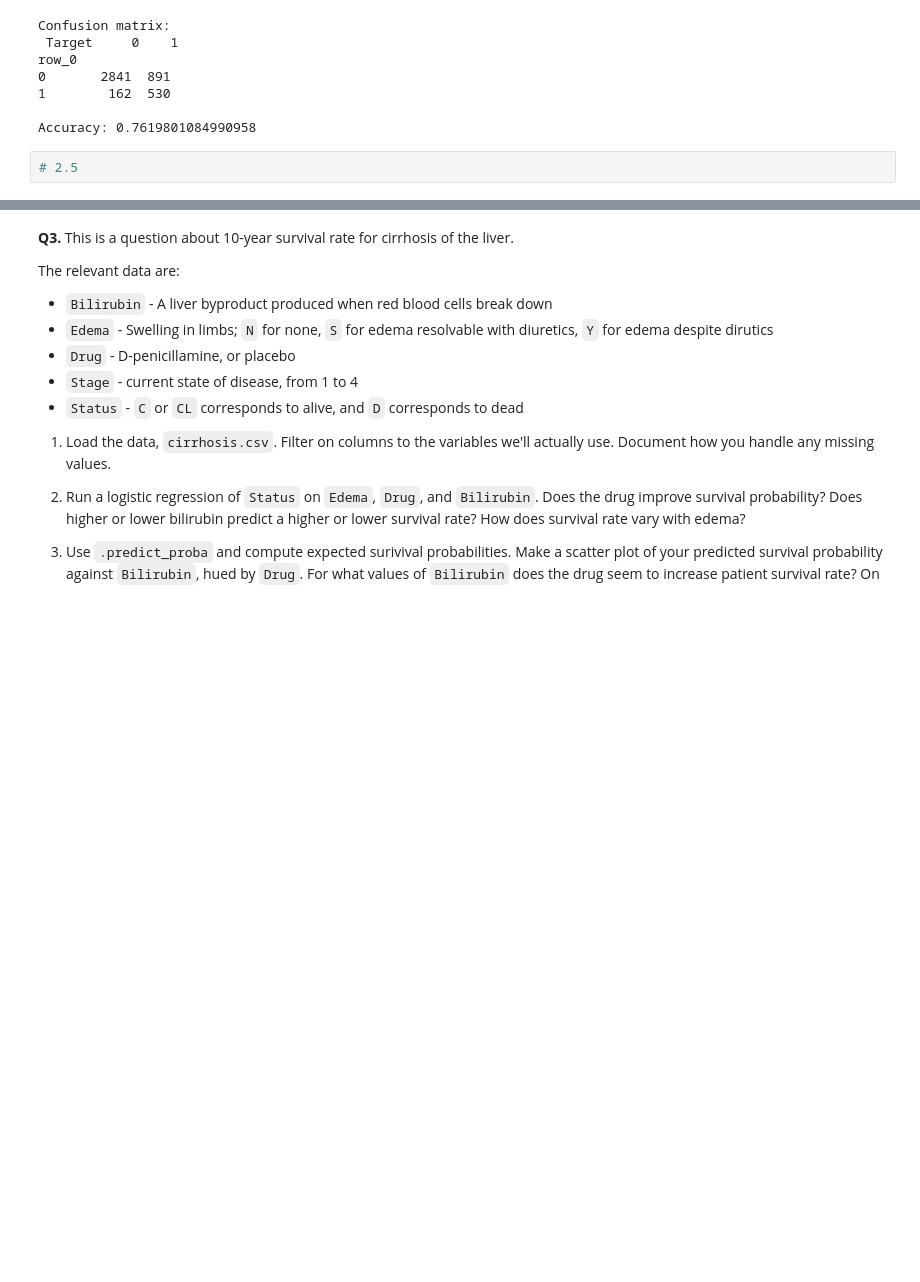
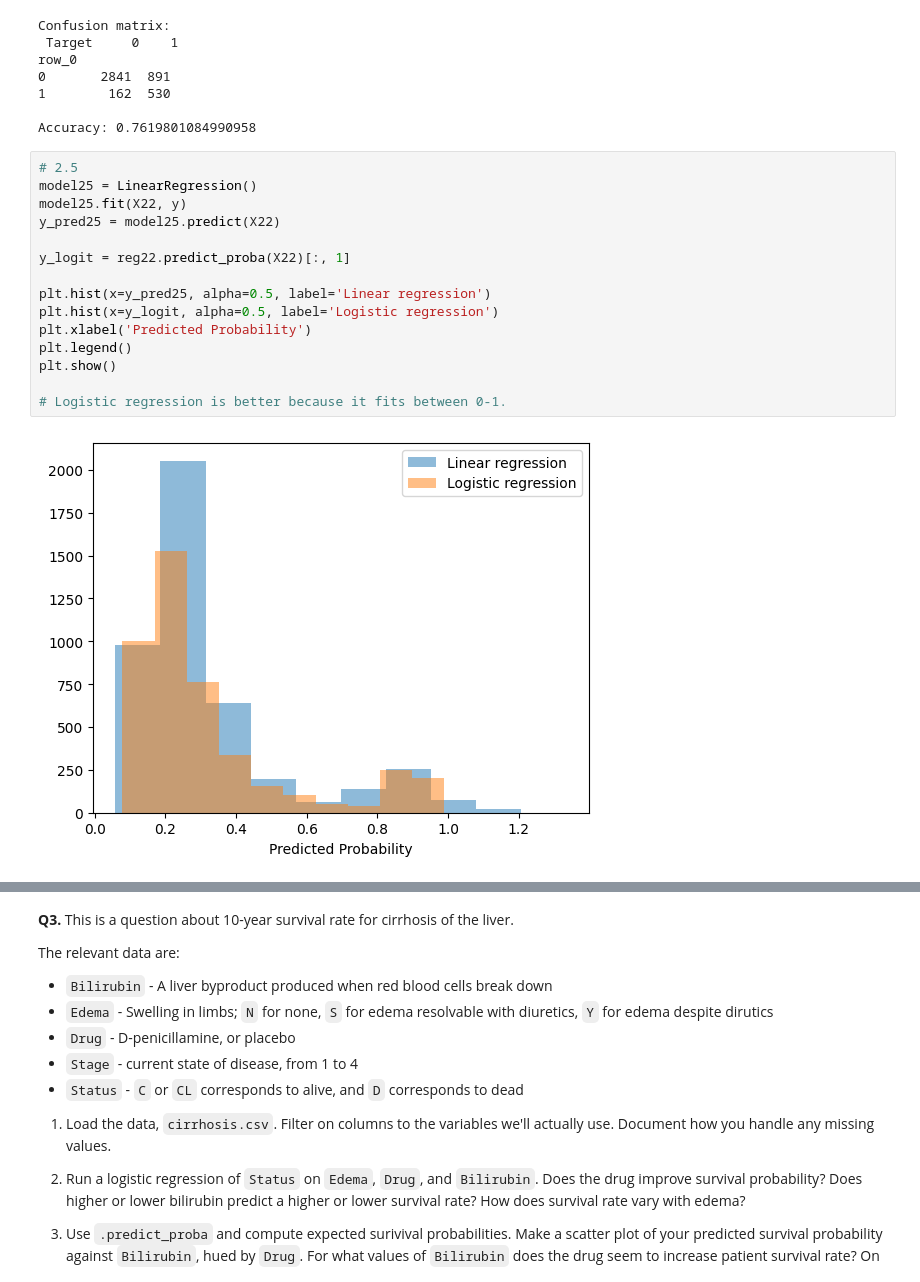
Before and after one commit to natchan19/undergrad_ml_assignments, a Jupyter notebook: 05_assignment_glm.ipynb, the cells around one changed output, grey strips where cells are left out. Cells and saved outputs as stored; diff of their text form; blank space fills up the shorter version.

```diff
--- a/05_assignment_glm.ipynb
+++ b/05_assignment_glm.ipynb
@@ -156,3 +156,18 @@ row_0
 Accuracy: 0.7619801084990958
 # %%
 # 2.5
+model25 = LinearRegression()
+model25.fit(X22, y)
+y_pred25 = model25.predict(X22)
+
+y_logit = reg22.predict_proba(X22)[:, 1]
+
+plt.hist(x=y_pred25, alpha=0.5, label='Linear regression')
+plt.hist(x=y_logit, alpha=0.5, label='Logistic regression')
+plt.xlabel('Predicted Probability')
+plt.legend()
+plt.show()
+
+# Logistic regression is better because it fits between 0-1.
+# %% [output]
+[figure, added]
```
Also changed, not shown: parts of 4 cells of this notebook.
